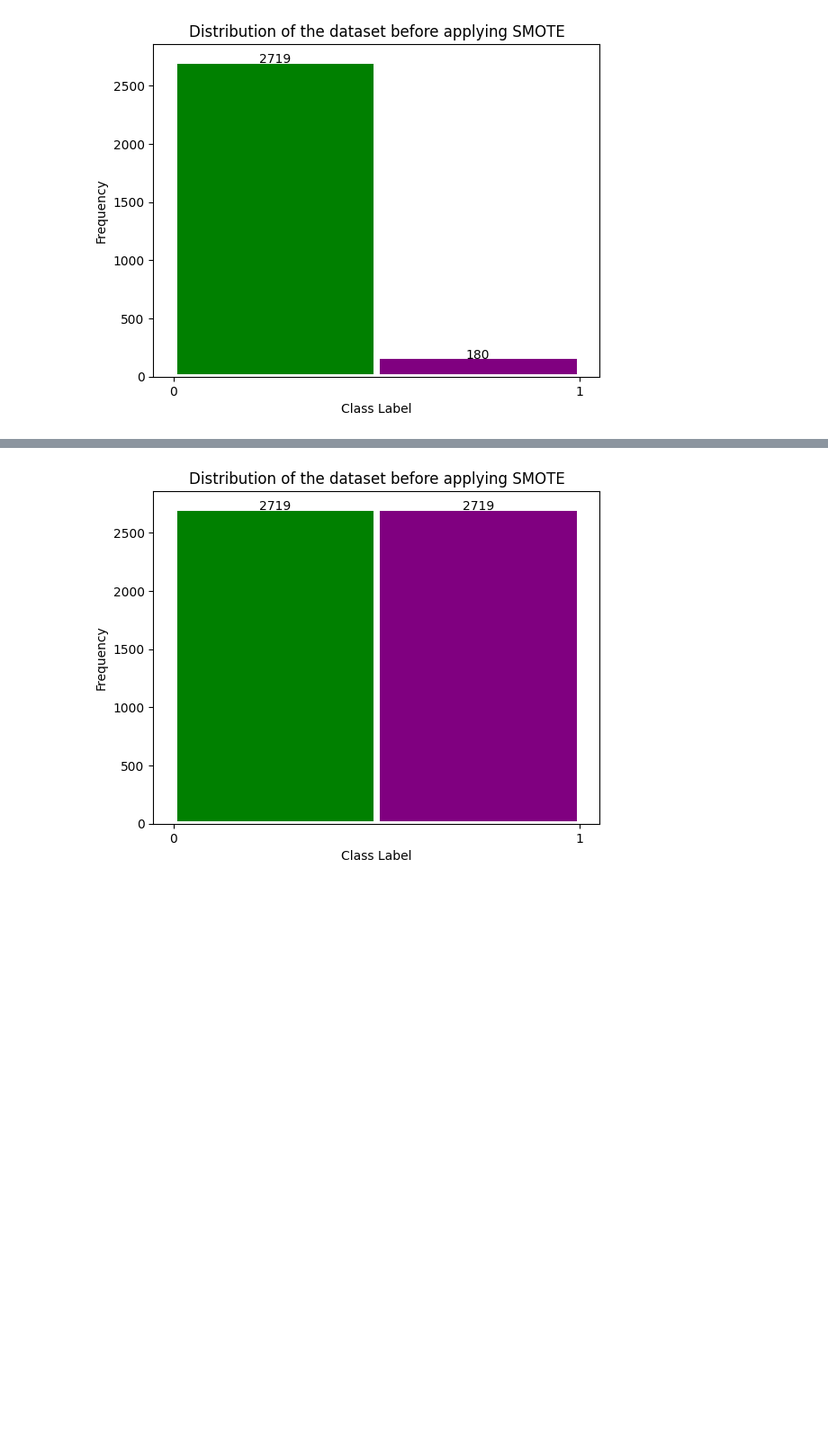
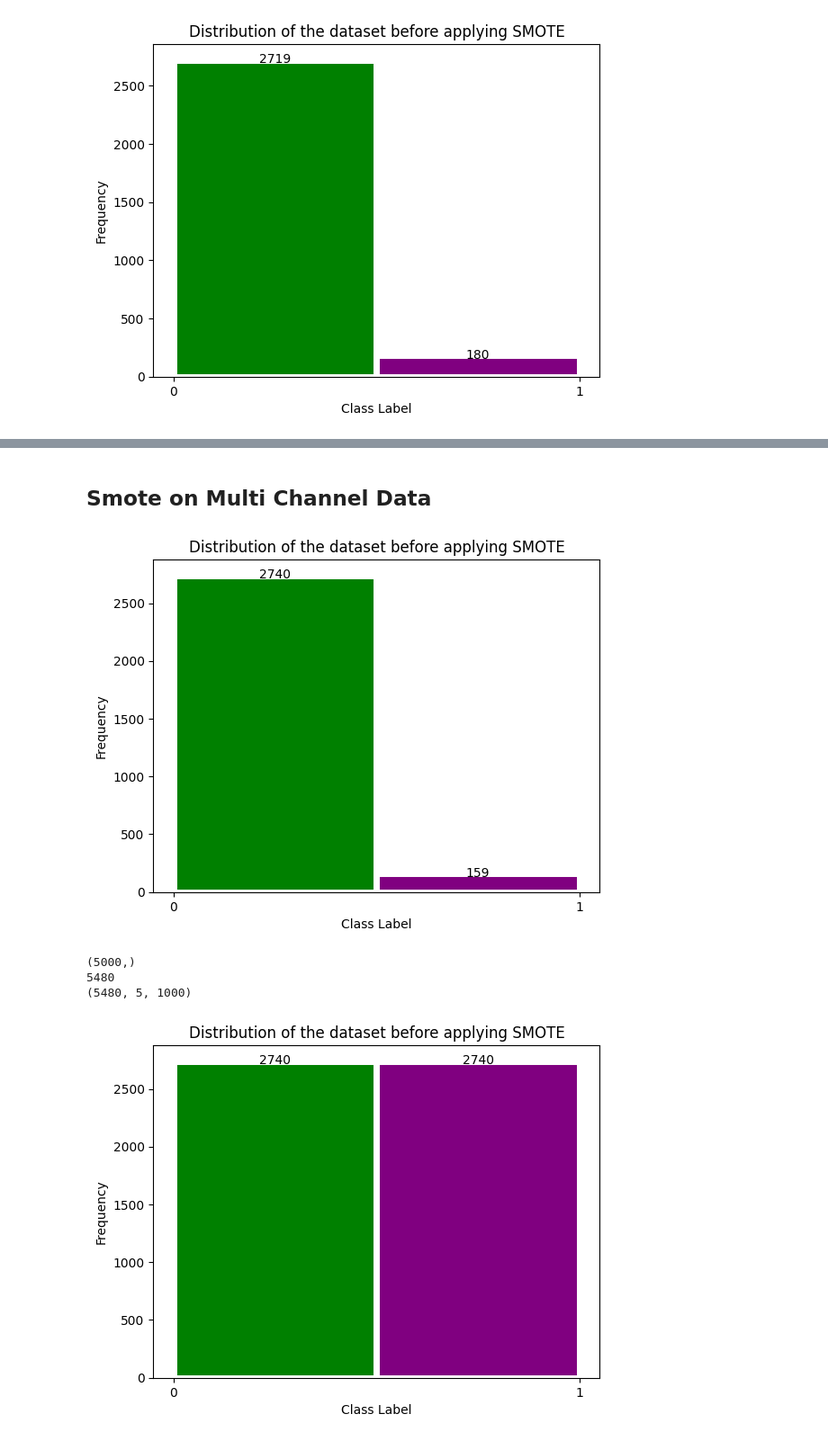
Before and after one commit to Loic017/TinyML-for-Epileptic-Seizures, a Jupyter notebook: seizure_training.ipynb, the cells around one changed output, grey strips where cells are left out. Shown at 90% size. Drawn from its saved outputs; the diff is of its cells as text; code cells hidden in the pictures; blank space fills up the shorter version.

```diff
--- a/seizure_training.ipynb
+++ b/seizure_training.ipynb
@@ -182,3 +319,50 @@ x_train, y_train = SMOTE(sampling_strategy="minority", random_state=42).fit_resa
+# %% [markdown]
+## Smote on Multi Channel Data
+# %%
+# Plot distribution of the dataset before balancing
+# 0 - Background epoch
+# 1 - Absence seizure epoch
+
+l = []
+for i in train_set.dataset.y[train_set.indices]:
+    l.append(i)
+
+a1, b1, bars = plt.hist(l, bins=2, edgecolor="white", linewidth=5, range=(0, 1))
+plt.gca().xaxis.set_major_locator(mticker.MultipleLocator(1))
+plt.title("Distribution of the dataset before applying SMOTE")
+plt.xlabel("Class Label")
+plt.ylabel("Frequency")
+bars[0].set_facecolor("green")
+bars[1].set_facecolor("purple")
+# put count
+for i in bars:
+    plt.text(
+        i.get_x() + i.get_width() / 2,
+        i.get_height() - 50,
+        int(i.get_height()),
+        ha="center",
+        va="bottom",
+    )
+plt.show()
+# %% [output]
+[figure, added]
+# %%
+print(x_train_reshaped[0].shape)
+
+# Apply Smote
+x_train, y_train = SMOTE(sampling_strategy="minority", random_state=42).fit_resample(
+    x_train_reshaped, train_set.dataset.y[train_set.indices]
+)
+
+print(len(x_train))
+# Reshape Data
+x_train = x_train.reshape(x_train.shape[0], 5, 1000)
+
+print(x_train.shape)
+# %% [output]
+(5000,)
+5480
+(5480, 5, 1000)
 # %%
 # Plot distribution of the dataset before balancing
 # 0 - Background epoch
```
Also changed, not shown: parts of 22 cells of this notebook, 1 other file.
